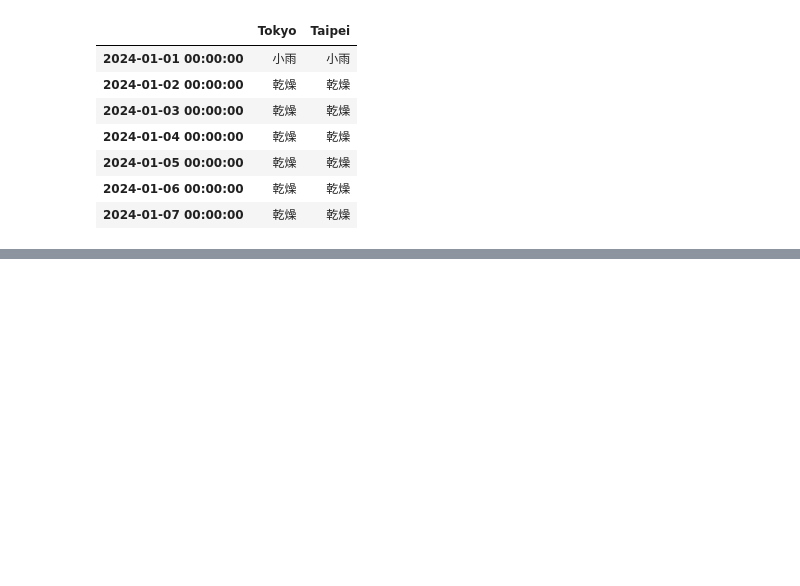
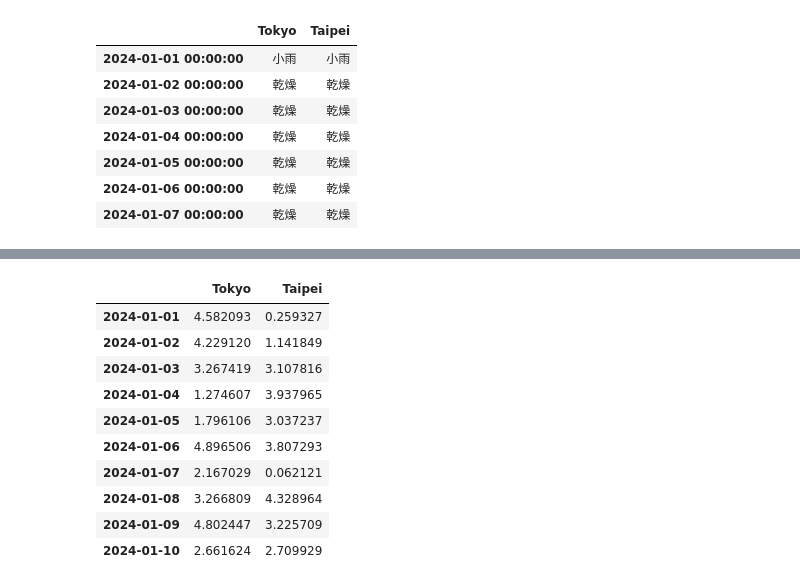
Before and after one commit to Chi-Feng-Tseng/test, a Jupyter notebook: lesson17/lesson17_1.ipynb, the cells around one changed output, grey strips where cells are left out. Drawn from its saved outputs; the diff is of its cells as text; code cells hidden in the pictures; blank space fills up the shorter version.

```diff
--- a/lesson17/lesson17_1.ipynb
+++ b/lesson17/lesson17_1.ipynb
@@ -175,3 +174,24 @@ s
 | 2024-01-05 00:00:00 | 乾燥 | 乾燥 |
 | 2024-01-06 00:00:00 | 乾燥 | 乾燥 |
 | 2024-01-07 00:00:00 | 乾燥 | 乾燥 |
+# %%
+weather_df = pd.DataFrame(np.random.rand(10,2)*5,
+                          index=pd.date_range(start="2024-01-01", periods=10),
+                          columns=["Tokyo","Taipei"]
+                          )
+def rain_condition(v):
+    if v > 1.75:
+        return'乾燥'
+    elif v < 2.75:
+        return '小雨'
+    else:
+        return'大雨'
+
+def make_pretty(styler):
+    styler.set_caption('天氣狀況')
+    styler.format(rain_condition)
+    styler.format_index(formatter=lambda v:v.strftime('%Y-%m-%A'))
+    return styler
+
+s = weather_df.loc['2024-01-01':'2024-01-07'].style.pipe(make_pretty)
+s
@@ -177,0 +284,36 @@ s
+# %%
+weather_df = pd.DataFrame(np.random.rand(10,2)*5,
+                          index=pd.date_range(start="2024-01-01", periods=10),
+                          columns=["Tokyo","Taipei"]
+                          )
+display(weather_df)
+def rain_condition(v):
+    if v > 1.75:
+        return'乾燥'
+    elif v < 2.75:
+        return '小雨'
+    else:
+        return'大雨'
+
+def make_pretty(styler):
+    styler.set_caption('天氣狀況')
+    styler.format(rain_condition)
+    styler.format_index(formatter=lambda v:v.strftime('%Y-%m-%A'))
+    styler.background_gradient(axis=None,vmin=1,vmax=5)
+    return styler
+
+s = weather_df.loc['2024-01-01':'2024-01-07'].style.pipe(make_pretty)
+s
+s.to_excel('weather_condition.xlsx')
+# %% [output]
+|  | Tokyo | Taipei |
+| 2024-01-01 | 4.582093 | 0.259327 |
+| 2024-01-02 | 4.229120 | 1.141849 |
+| 2024-01-03 | 3.267419 | 3.107816 |
+| 2024-01-04 | 1.274607 | 3.937965 |
+| 2024-01-05 | 1.796106 | 3.037237 |
+| 2024-01-06 | 4.896506 | 3.807293 |
+| 2024-01-07 | 2.167029 | 0.062121 |
+| 2024-01-08 | 3.266809 | 4.328964 |
+| 2024-01-09 | 4.802447 | 3.225709 |
+| 2024-01-10 | 2.661624 | 2.709929 |
```
Also changed, not shown: parts of 4 cells of this notebook, 1 other file.
